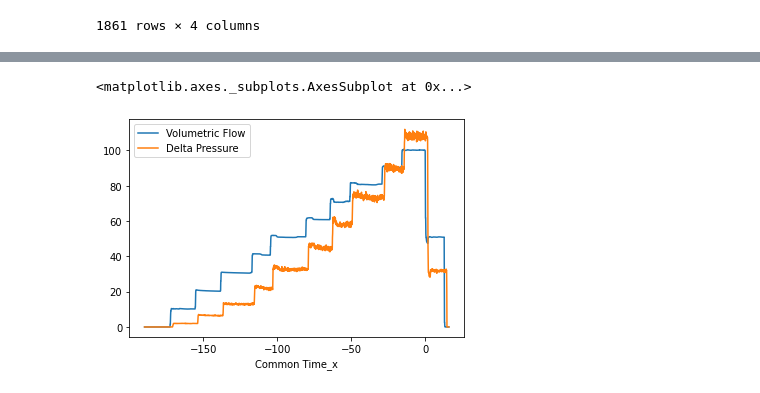
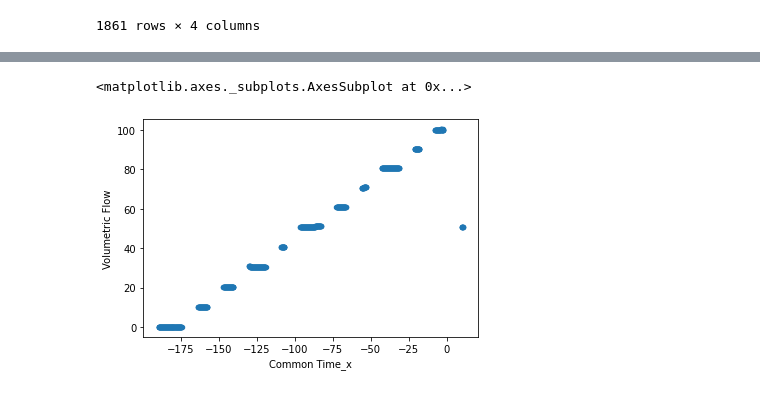
Before and after one commit to Princeton-Penn-Vents/princeton-penn-flowmeter, a Jupyter notebook: analysis/calibration-3.ipynb, the cells around one changed output, grey strips where cells are left out. Cells and saved outputs as stored; diff of their text form; code cells hidden in the pictures.

```diff
--- a/analysis/calibration-3.ipynb
+++ b/analysis/calibration-3.ipynb
@@ -173,0 +184,6 @@ df
+# %%
+since_change = df["Common Time_x"].values[:, np.newaxis] - change_times[np.newaxis, :]
+df["Recent Change"] = np.any((-2 <= since_change) & (since_change < 8), axis=1)
+since_change[since_change < 0] = np.inf
+df["Since Change"] = np.min(since_change, axis=1)
+df
@@ -174,5 +205,5 @@ df
 # %%
-df.plot("Common Time_x", ["Volumetric Flow", "Delta Pressure"])
+df[~df["Recent Change"]].plot.scatter("Common Time_x", "Volumetric Flow")
 # %% [output]
 <matplotlib.axes._subplots.AxesSubplot at 0x...>
-[figure, old version]
+[figure, new version]
```
Also changed, not shown: parts of 8 cells of this notebook.
